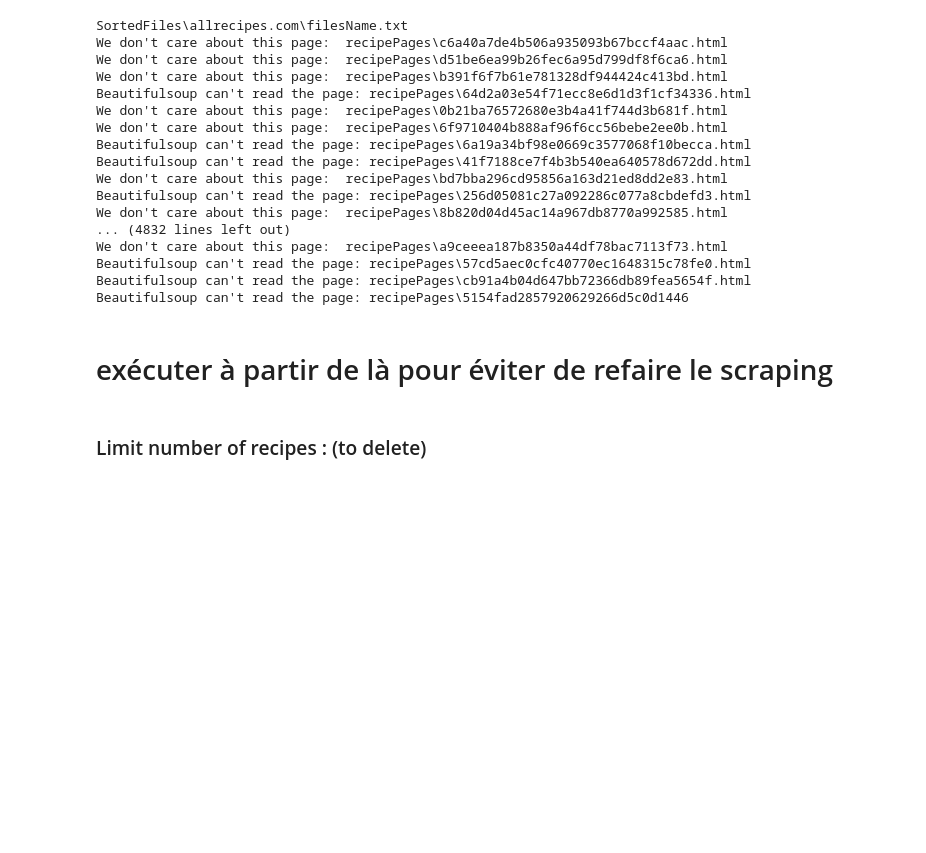
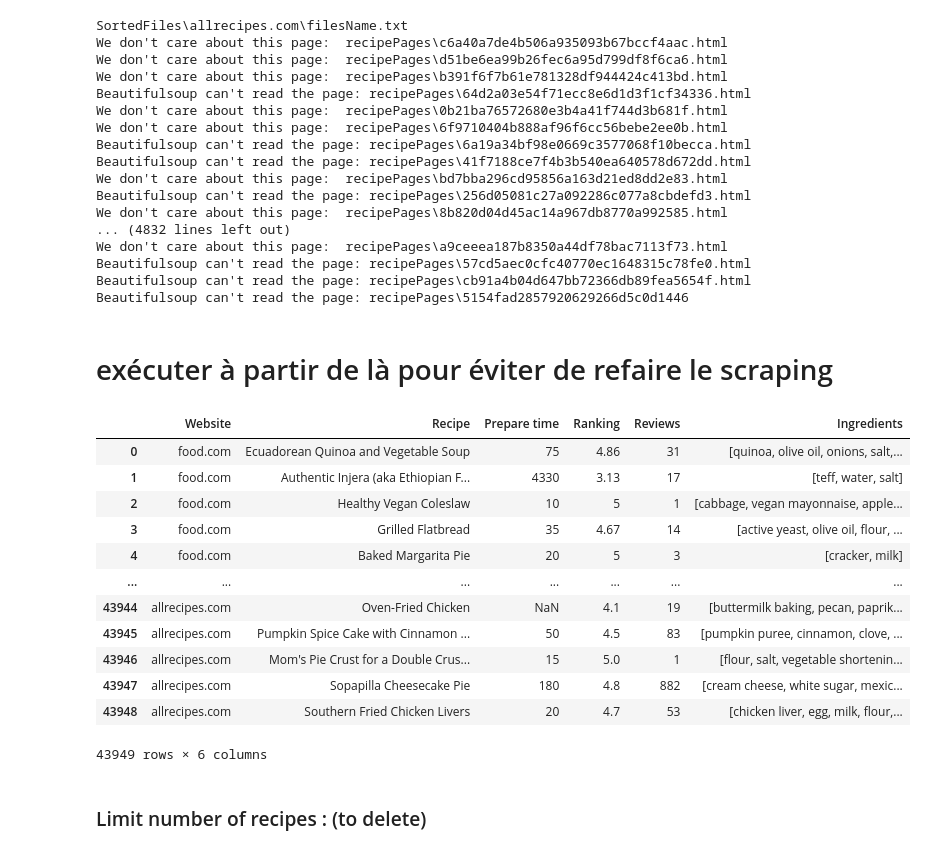
Before and after one commit to raphstrebel/ntds_project, a Jupyter notebook: project.ipynb, the cells around one changed output. Saved outputs shown, nothing was run; the diff lists cells and outputs as text; code cells hidden in the pictures; blank space fills up the shorter version.

```diff
--- a/project.ipynb
+++ b/project.ipynb
@@ -316,6 +316,22 @@ recipe_data = pd.read_pickle("data_pickles/recipe_data_complete.pkl")
 unique_ingredients_data = pd.read_pickle("data_pickles/unique_ingredients_data_complete.pkl")
 with open('data_pickles/list_uni_ingr_complete.pkl', 'rb') as f:
     list_unique_ingredients = pickle.load(f)
+# %%
+recipe_data
+# %% [output]
+|  | Website | Recipe | Prepare time | Ranking | Reviews | Ingredients |
+| 0 | food.com | Ecuadorean Quinoa and Vegetable Soup | 75 | 4.86 | 31 | [quinoa, olive oil, onions, salt,... |
+| 1 | food.com | Authentic Injera (aka Ethiopian F... | 4330 | 3.13 | 17 | [teff, water, salt] |
+| 2 | food.com | Healthy Vegan Coleslaw | 10 | 5 | 1 | [cabbage, vegan mayonnaise, apple... |
+| 3 | food.com | Grilled Flatbread | 35 | 4.67 | 14 | [active yeast, olive oil, flour, ... |
+| 4 | food.com | Baked Margarita Pie | 20 | 5 | 3 | [cracker, milk] |
+| ... | ... | ... | ... | ... | ... | ... |
+| 43944 | allrecipes.com | Oven-Fried Chicken | NaN | 4.1 | 19 | [buttermilk baking, pecan, paprik... |
+| 43945 | allrecipes.com | Pumpkin Spice Cake with Cinnamon ... | 50 | 4.5 | 83 | [pumpkin puree, cinnamon, clove, ... |
+| 43946 | allrecipes.com | Mom's Pie Crust for a Double Crus... | 15 | 5.0 | 1 | [flour, salt, vegetable shortenin... |
+| 43947 | allrecipes.com | Sopapilla Cheesecake Pie | 180 | 4.8 | 882 | [cream cheese, white sugar, mexic... |
+| 43948 | allrecipes.com | Southern Fried Chicken Livers | 20 | 4.7 | 53 | [chicken liver, egg, milk, flour,... |
+43949 rows × 6 columns
 # %% [markdown]
 ### Limit number of recipes : (to delete)
 # %%
```
Also changed, not shown: parts of 7 cells of this notebook, 1 other file.
